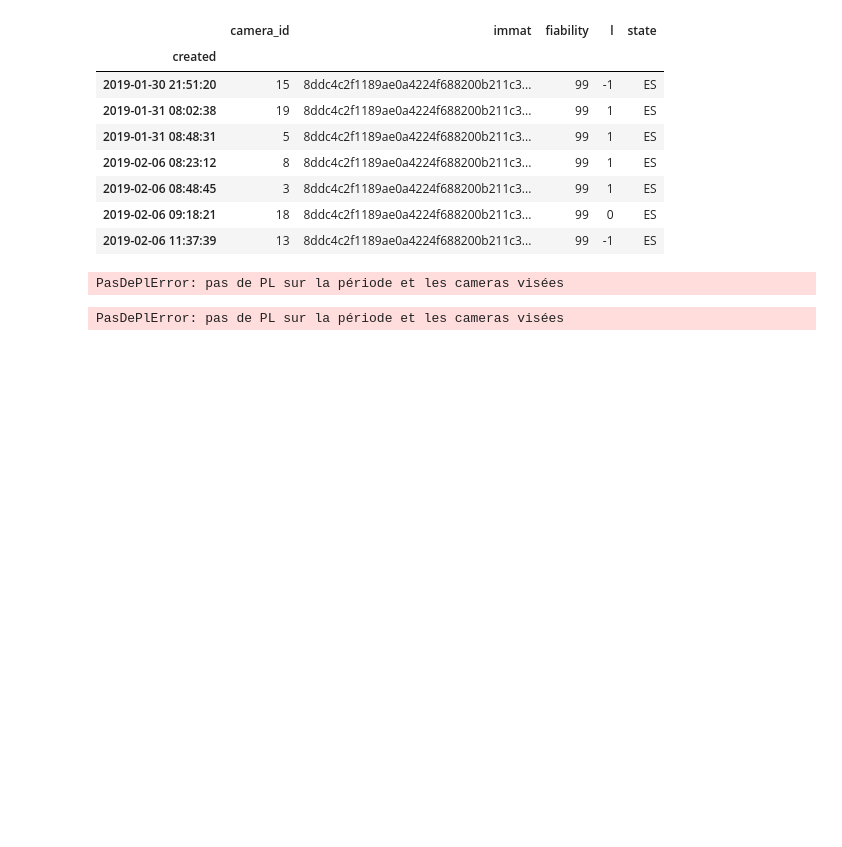
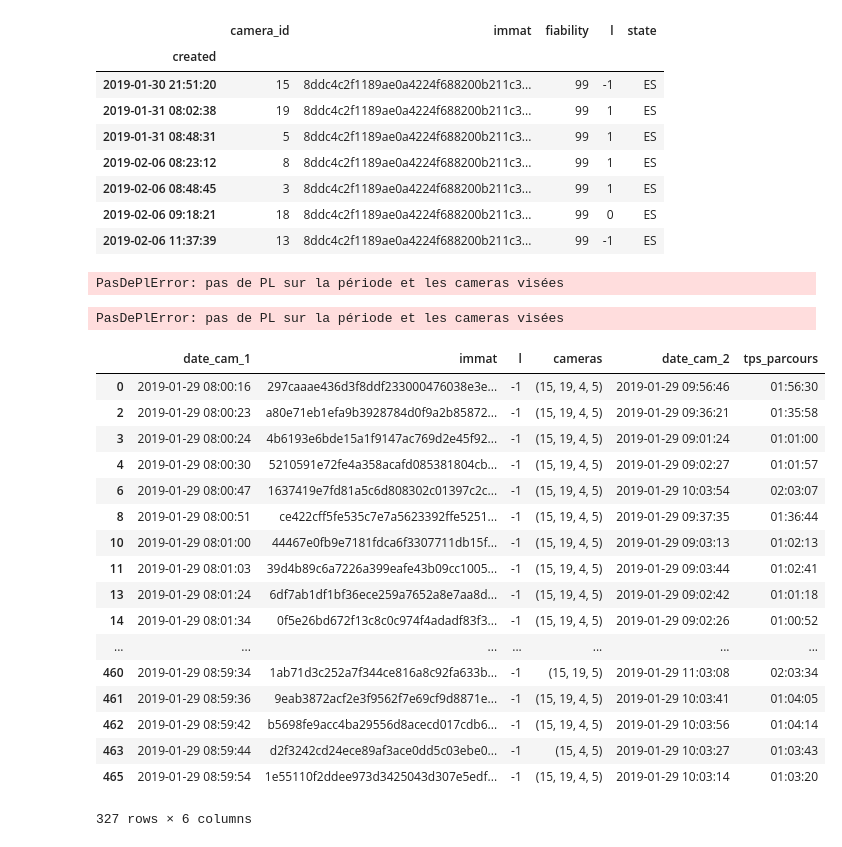
Before and after one commit to nantodevison/lapi, a Jupyter notebook: Carto_Lapi/Analyse/pour_test_travail.ipynb, the cells around one changed output. Cells and saved outputs as stored; diff of their text form; code cells hidden in the pictures; blank space fills up the shorter version.

Commit message:
debut correction pour non prise en compte doublons sur cameras A660 et N10

```diff
--- a/Carto_Lapi/Analyse/pour_test_travail.ipynb
+++ b/Carto_Lapi/Analyse/pour_test_travail.ipynb
@@ -267,4 +267,16 @@ cam1_fastest_next=cam1_croise_suivant.loc[cam1_croise_suivant.groupby(['immat'])
 #pour test des fonctions de trajets global
 liste_trajet_od=[15,19,4,5]
 camera1, camera2=15, 5
-df_duree=df_3semaines.loc['2019-01-29 00:00:00':'2019-01-30 23:59:0059'].loc['2019-01-29 08:00:00':'2019-01-29 09:00:00']
+df=df_3semaines.loc['2019-01-29 00:00:00':'2019-01-30 23:59:59']
+df_duree=df.loc['2019-01-29 08:00:00':'2019-01-29 09:00:00']
+df_duree_cam1=df_duree.loc[df_duree.loc[:,'camera_id']==camera1]
+df_duree_autres_cam=df.loc[(df.loc[:,'immat'].isin(df_duree_cam1.loc[:,'immat']))]
+df_autres_cam_temp_ok=df_duree_autres_cam.loc['2019-01-29 08:00:00':'2019-01-30 08:00:00']
+groupe=(df_autres_cam_temp_ok.sort_index().reset_index().groupby('immat').agg({'camera_id':lambda x : tuple(x), 'l': lambda x : test_unicite_type(list(x),'1/2'),
+                                                                        'created':lambda x: tuple(x)}))
+groupe['camera_id']=groupe.apply(lambda x : filtrer_passage(x['camera_id'],liste_trajet_od),axis=1)
+groupe['created']=groupe.apply(lambda x : recuperer_date_cam2(x['camera_id'],x['created'],liste_trajet_od),axis=1)
+# %%
+df_agrege=df_duree_cam1.join(groupe,on='immat',lsuffix='_left')[['immat', 'l','camera_id','created']].rename(columns={'created':'date_cam_2', 'camera_id':'cameras'})
+df_agrege=df_agrege.reset_index().rename(columns={'created':'date_cam_1'})
+df_agrege['tps_parcours']=df_agrege.apply(lambda x : x.date_cam_2-x.date_cam_1, axis=1)
@@ -270,0 +287,21 @@ df_duree=df_3semaines.loc['2019-01-29 00:00:00':'2019-01-30 23:59:0059'].loc['20
+# %%
+df_agrege.loc[(df_agrege['cameras'].apply(lambda x : x[-1])==camera2)]
+# %% [output]
+|  | date_cam_1 | immat | l | cameras | date_cam_2 | tps_parcours |
+| 0 | 2019-01-29 08:00:16 | 297caaae436d3f8ddf233000476038e3e... | -1 | (15, 19, 4, 5) | 2019-01-29 09:56:46 | 01:56:30 |
+| 2 | 2019-01-29 08:00:23 | a80e71eb1efa9b3928784d0f9a2b85872... | -1 | (15, 19, 4, 5) | 2019-01-29 09:36:21 | 01:35:58 |
+| 3 | 2019-01-29 08:00:24 | 4b6193e6bde15a1f9147ac769d2e45f92... | -1 | (15, 19, 4, 5) | 2019-01-29 09:01:24 | 01:01:00 |
+| 4 | 2019-01-29 08:00:30 | 5210591e72fe4a358acafd085381804cb... | -1 | (15, 19, 4, 5) | 2019-01-29 09:02:27 | 01:01:57 |
+| 6 | 2019-01-29 08:00:47 | 1637419e7fd81a5c6d808302c01397c2c... | -1 | (15, 19, 4, 5) | 2019-01-29 10:03:54 | 02:03:07 |
+| 8 | 2019-01-29 08:00:51 | ce422cff5fe535c7e7a5623392ffe5251... | -1 | (15, 19, 4, 5) | 2019-01-29 09:37:35 | 01:36:44 |
+| 10 | 2019-01-29 08:01:00 | 44467e0fb9e7181fdca6f3307711db15f... | -1 | (15, 19, 4, 5) | 2019-01-29 09:03:13 | 01:02:13 |
+| 11 | 2019-01-29 08:01:03 | 39d4b89c6a7226a399eafe43b09cc1005... | -1 | (15, 19, 4, 5) | 2019-01-29 09:03:44 | 01:02:41 |
+| 13 | 2019-01-29 08:01:24 | 6df7ab1df1bf36ece259a7652a8e7aa8d... | -1 | (15, 19, 4, 5) | 2019-01-29 09:02:42 | 01:01:18 |
+| 14 | 2019-01-29 08:01:34 | 0f5e26bd672f13c8c0c974f4adadf83f3... | -1 | (15, 19, 4, 5) | 2019-01-29 09:02:26 | 01:00:52 |
+| ... | ... | ... | ... | ... | ... | ... |
+| 460 | 2019-01-29 08:59:34 | 1ab71d3c252a7f344ce816a8c92fa633b... | -1 | (15, 19, 5) | 2019-01-29 11:03:08 | 02:03:34 |
+| 461 | 2019-01-29 08:59:36 | 9eab3872acf2e3f9562f7e69cf9d8871e... | -1 | (15, 19, 4, 5) | 2019-01-29 10:03:41 | 01:04:05 |
+| 462 | 2019-01-29 08:59:42 | b5698fe9acc4ba29556d8acecd017cdb6... | -1 | (15, 19, 4, 5) | 2019-01-29 10:03:56 | 01:04:14 |
+| 463 | 2019-01-29 08:59:44 | d2f3242cd24ece89af3ace0dd5c03ebe0... | -1 | (15, 4, 5) | 2019-01-29 10:03:27 | 01:03:43 |
+| 465 | 2019-01-29 08:59:54 | 1e55110f2ddee973d3425043d307e5edf... | -1 | (15, 19, 4, 5) | 2019-01-29 10:03:14 | 01:03:20 |
+327 rows × 6 columns
```
Also changed, not shown: parts of 10 cells of this notebook.
